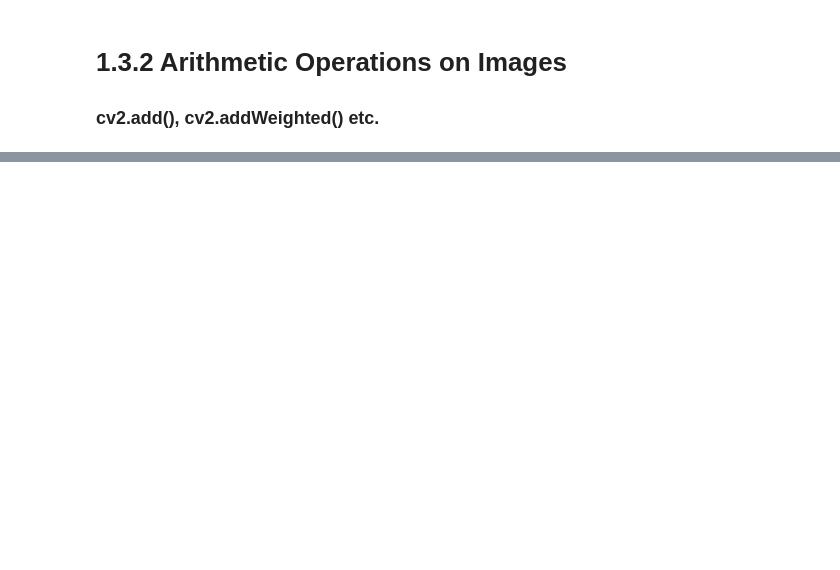
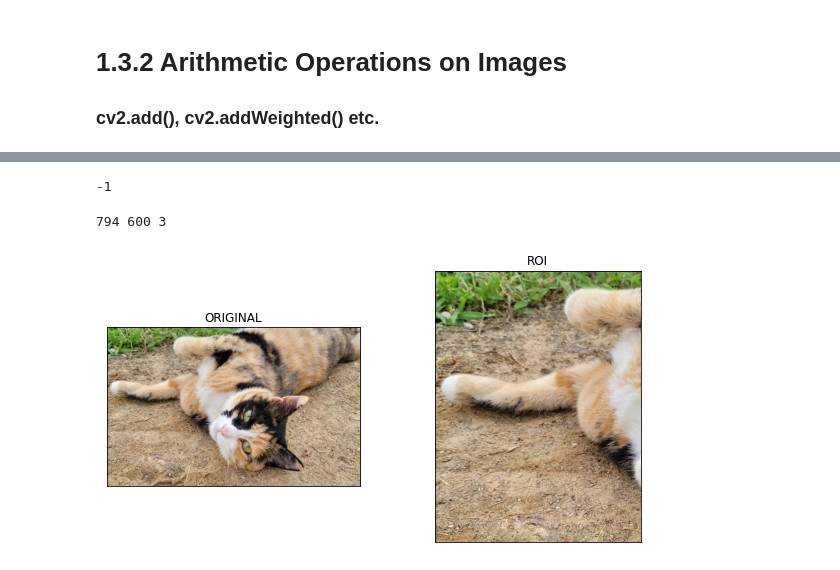
Before and after one commit to expbox77/ComputerVision20212, a Jupyter notebook: OpenCV21/C132.ipynb, the cells around one changed output, grey strips where cells are left out. Drawn from its saved outputs; the diff is of its cells as text; code cells hidden in the pictures; blank space fills up the shorter version.

```diff
--- a/OpenCV21/C132.ipynb
+++ b/OpenCV21/C132.ipynb
@@ -162,0 +69,30 @@ cv2.waitKey(1)
+# %%
+# 트랙바로 이미지 가중치 변경하기
+
+# 이미지 두 개 불러오기
+img1 = cv2.imread('1.jpg')
+img2 = cv2.imread('2.jpg')
+
+# image로 이미지 윈도우 만들기
+cv2.namedWindow('image')
+
+# 트랙 바 생성
+# cv2.createTrackbar('트랙 바 이름', '트랙 바를 생성할 창 이름', 최솟값, 최댓값, 콜백 함수)
+cv2.createTrackbar('weight', 'image', 0, 255, nothing)
+
+while(True):
+    k = cv2.waitKey(1) & 0xFF
+
+    if k == 27:
+        break
+
+    weight = cv2.getTrackbarPos('weight', 'image')
+    # 가중치는 0~1 사이의 값이어야하는데 트랙 바 에서는 0~255 사이의 값을 사용하게 설정함.
+    # weight 값을 255로 나누면서 0~1 사이의 값을 만들어냄
+    dst = cv2.addWeighted(img1, weight / 255, img2, 1 - weight / 255, 0)
+    cv2.imshow('image', dst)
+
+cv2.destroyAllWindows()
+cv2.waitKey(1)
+# %% [output]
+-1
@@ -162,0 +131,25 @@ cv2.waitKey(1)
+# %%
+# 왼쪽 상단 모서리에 OpenCV 로고를 넣기위한 사전 작업
+rows,cols,channels = img2.shape
+# 세로 가로 채널 출력
+print(rows, cols, channels)
+# %% [output]
+794 600 3
+# %%
+# img1에서 왼쪽 위를 기준으로 img2의 크기만큼 잘라낸걸 roi에 저장한다.
+roi = img1[0 : rows, 0 : cols]
+
+# pltImage(img1)
+# pltImage(roi)
+
+
+# matplotlib로 볼 때 이미지의 사이즈를 변경하는 것
+plt.rcParams["figure.figsize"] = (10,5)
+
+# plt.subplot(231) --> 2x3 행렬로 정렬된 표에서 1번째(왼쪽 위부터)
+plt.subplot(121), plt.imshow(cv2.cvtColor(img1, cv2.COLOR_BGR2RGB)), plt.title('ORIGINAL'), plt.xticks([]), plt.yticks([])
+plt.subplot(122), plt.imshow(cv2.cvtColor(roi, cv2.COLOR_BGR2RGB)), plt.title('ROI'), plt.xticks([]), plt.yticks([])
+
+plt.show()
+# %% [output]
+[figure, added]
```
Also changed, not shown: parts of 44 cells of this notebook, 3 other files.
